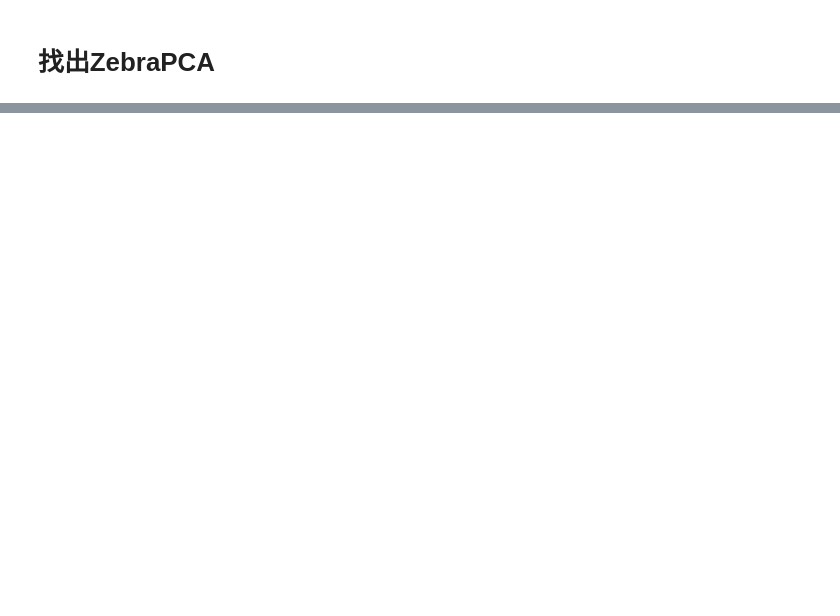
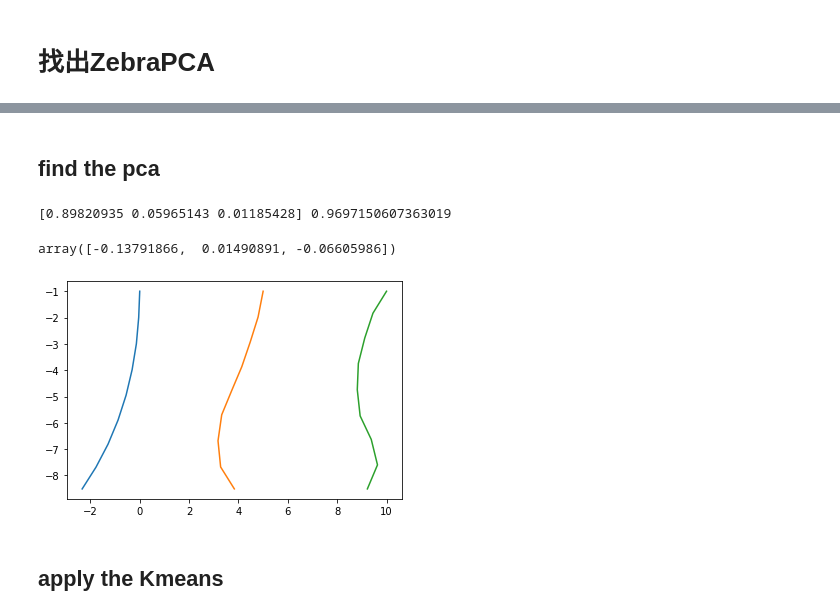
Before and after one commit to isis0517/ZippedFish, a Jupyter notebook: SIDEVIEW.ipynb, the cells around one changed output, grey strips where cells are left out. Drawn from its saved outputs; the diff is of its cells as text; code cells hidden in the pictures; blank space fills up the shorter version.

```diff
--- a/SIDEVIEW.ipynb
+++ b/SIDEVIEW.ipynb
@@ -243,0 +247,30 @@ plt.imshow(sub)
+# %% [markdown]
+## find the pca
+# %%
+
+from sklearn.decomposition import PCA
+pca = PCA(n_components=3)
+pca.fit(han_sks)
+pc1 = pca.components_[0]
+u = np.array([0,-1])
+n=0
+for pcs in pca.components_:
+    sk = [u]
+    pcs = pcs*1
+    for an in pcs:
+        M = get_rot_M(an).T
+        sk.append(sk[-1]+np.dot(M,u))
+    sk = np.array(sk)
+    plt.plot(sk[:,0]+n*5,sk[:,1])
+    n+=1
+print(pca.explained_variance_ratio_, np.sum(pca.explained_variance_ratio_))
+
+pca_sks = pca.transform(han_sks)
+
+pca_sks[s]
+# %% [output]
+[0.89820935 0.05965143 0.01185428] 0.9697150607363019
+array([-0.13791866,  0.01490891, -0.06605986])
+[figure, added]
+# %% [markdown]
+## apply the Kmeans
```
Also changed, not shown: parts of 40 cells of this notebook, 2 other files.
